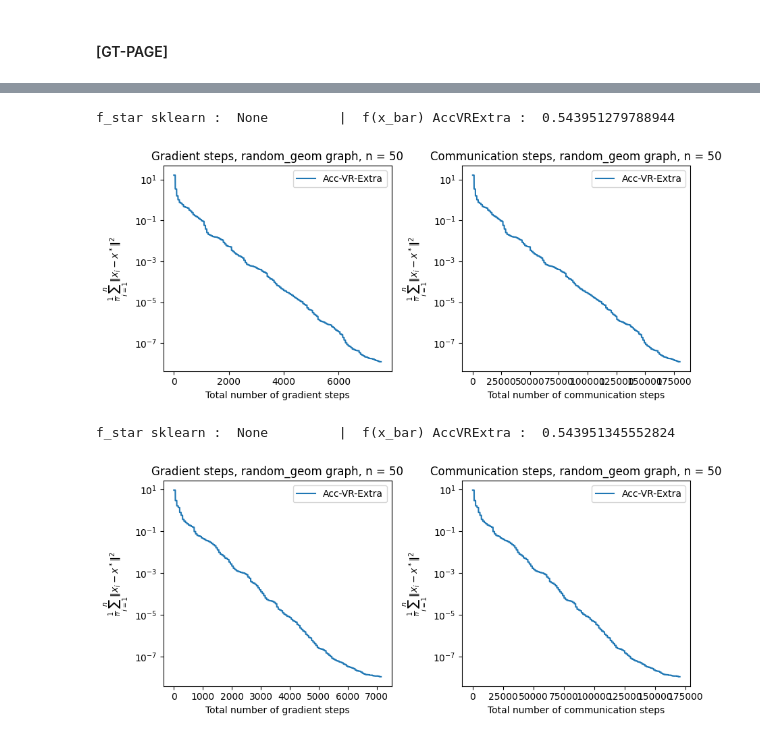
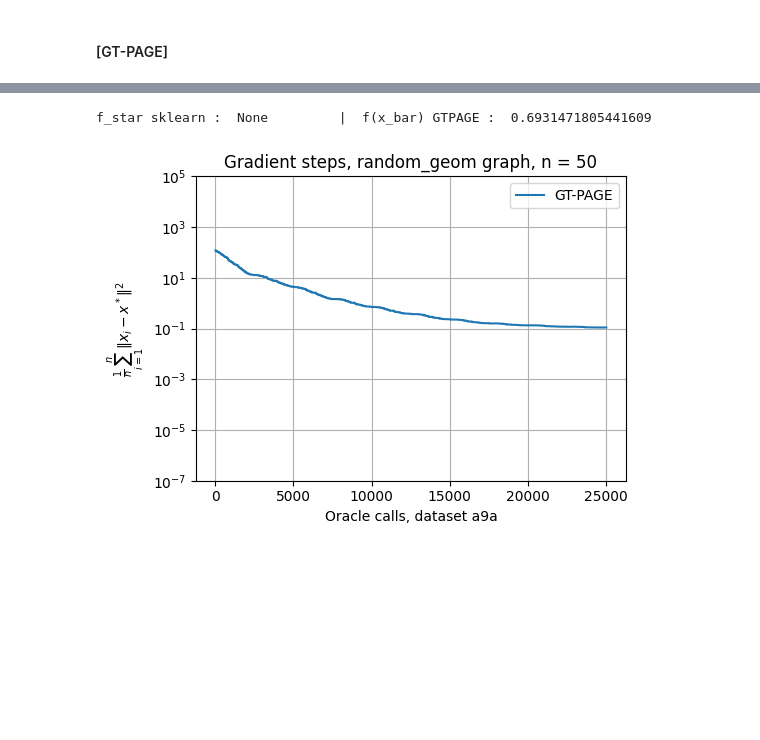
Before and after one commit to jffDev/adom_plus_vr, a Jupyter notebook: experiments_page.ipynb, the cells around one changed output, grey strips where cells are left out. Saved outputs shown, nothing was run; the diff lists cells and outputs as text; code cells hidden in the pictures; blank space fills up the shorter version.

```diff
--- a/experiments_page.ipynb
+++ b/experiments_page.ipynb
@@ -165,15 +244,35 @@ $
 # %%
-# import main
-# import importlib
-# importlib.reload(main)
-#
-# args.use_multi_consensus = False
-# args.steps = 1000
-#
+import main
+import importlib
+importlib.reload(main)
+
+args.use_multi_consensus = False
+
+# args.steps = 50
 # args.optimizer_name = "GT_SARAH"
 # opt_sarah, grad_loss_sarah, com_loss_sarah = main.main(args)
-# # plot_losses(grad_loss_sarah, com_loss_sarah, 'GT-SARAH', graph_type, n_workers)
-#
-# args.optimizer_name = "GTPAGE"
-# opt_page, grad_loss_page, com_loss_page = main.main(args)
-# # plot_losses(grad_loss_page, com_loss_page, 'GT-PAGE', graph_type, n_workers)
+# plot_losses(grad_loss_sarah, com_loss_sarah, 'GT-SARAH', graph_type, n_workers)
+
+args.steps = 500
+args.optimizer_name = "GTPAGE"
+opt_page, grad_loss_page, com_loss_page = main.main(args)
+# plot_losses(grad_loss_page, com_loss_page, 'GT-PAGE', graph_type, n_workers)
+# print(grad_norm)
+f = plt.figure(figsize=(10, 4))
+ax0 = f.add_subplot(121)
+ax0.plot(np.arange(len(grad_loss_page)), np.array(grad_loss_page), label=r"GT-PAGE")
+# ax0.plot(np.arange(len(grad_loss_sarah)), np.array(grad_loss_sarah), label=r"GT-SARAH")
+ax0.set(
+    xlabel="Oracle calls, dataset a9a",
+    ylabel=r"$\frac{1}{n} \sum_{i=1}^{n}\Vert x_i - x^*\Vert^2$",
+    title="Gradient steps, %s graph, n = %d" % (graph_type, n_workers),
+    yscale="log",
+    ylim=(1e-7, 1e5)
+)
+ax0.legend(loc="upper right")
+plt.tight_layout()
+ax0.grid()
+plt.show()
+# %% [output]
+f_star sklearn :  None         |  f(x_bar) GTPAGE :  0.6931471805441609
+[figure, added]
@@ -197,30 +278,0 @@ $
-# %%
-import main
-import importlib
-importlib.reload(main)
-
-args.use_multi_consensus = False
-args.steps = 1000
-
-args.optimizer_name = "AccVRExtra"
-opt_acc_vr, grad_loss_acc_vr, com_loss_acc_vr = main.main(args)
-# print(grad_loss_acc_vr)
-plot_losses(grad_loss_acc_vr, com_loss_acc_vr, 'Acc-VR-Extra', graph_type, n_workers)
-# %% [output]
-f_star sklearn :  None         |  f(x_bar) AccVRExtra :  0.543951279788944
-[figure, removed]
-# %%
-import main
-import importlib
-importlib.reload(main)
-
-args.use_multi_consensus = False
-args.steps = 1000
-
-args.optimizer_name = "AccVRExtra"
-opt_acc_vr, grad_loss_acc_vr, com_loss_acc_vr = main.main(args)
-# print(grad_loss_acc_vr)
-plot_losses(grad_loss_acc_vr, com_loss_acc_vr, 'Acc-VR-Extra', graph_type, n_workers)
-# %% [output]
-f_star sklearn :  None         |  f(x_bar) AccVRExtra :  0.543951345552824
-[figure, removed]
```
Also changed, not shown: parts of 16 cells of this notebook, 3 other files.
